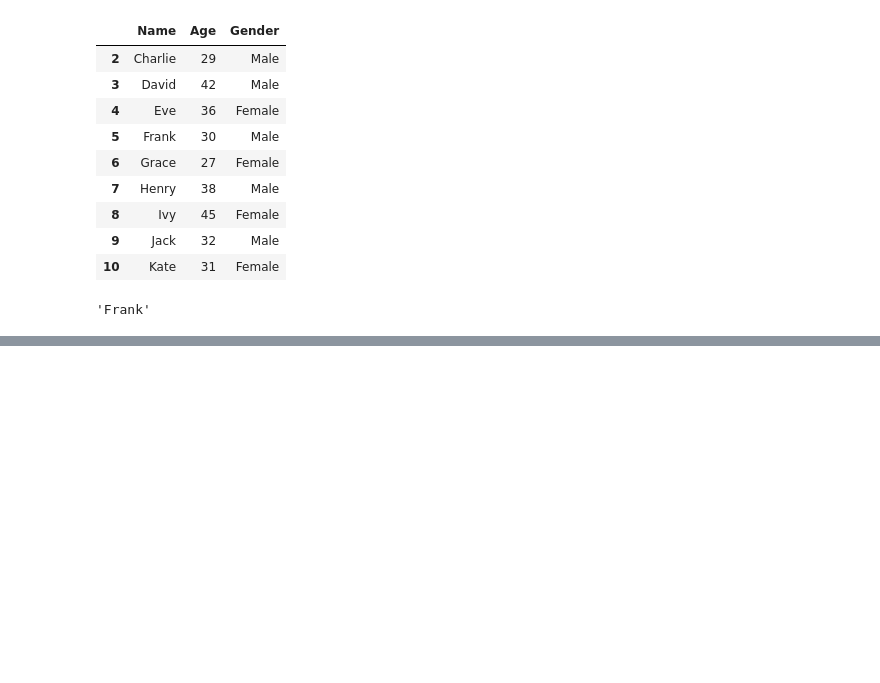
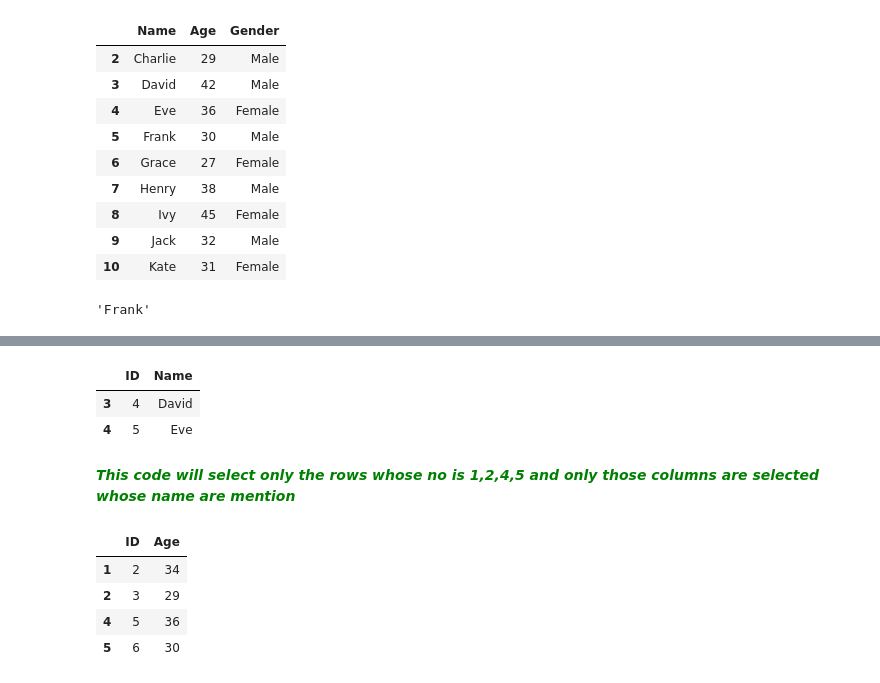
Before and after one commit to TouseefDataScientist/Artificialintelligence, a Jupyter notebook: Second_Case_Study.ipynb, the cells around one changed output, grey strips where cells are left out. Cells and saved outputs as stored; diff of their text form; code cells hidden in the pictures; blank space fills up the shorter version.

```diff
--- a/Second_Case_Study.ipynb
+++ b/Second_Case_Study.ipynb
@@ -171,0 +192,17 @@ df.at[5, 'Name']
+# %%
+df.iloc[3:5, 0:2]
+# %% [output]
+|  | ID | Name |
+| 3 | 4 | David |
+| 4 | 5 | Eve |
+# %% [markdown]
+<span style="color:green">***This code will select only the rows whose no is 1,2,4,5 and only those columns are selected***<br>
+***whose name are mention***</span>
+# %%
+df.iloc[[1, 2, 4,5], [0, 2]]
+# %% [output]
+|  | ID | Age |
+| 1 | 2 | 34 |
+| 2 | 3 | 29 |
+| 4 | 5 | 36 |
+| 5 | 6 | 30 |
```
Also changed, not shown: parts of 13 cells of this notebook, 1 other file.
